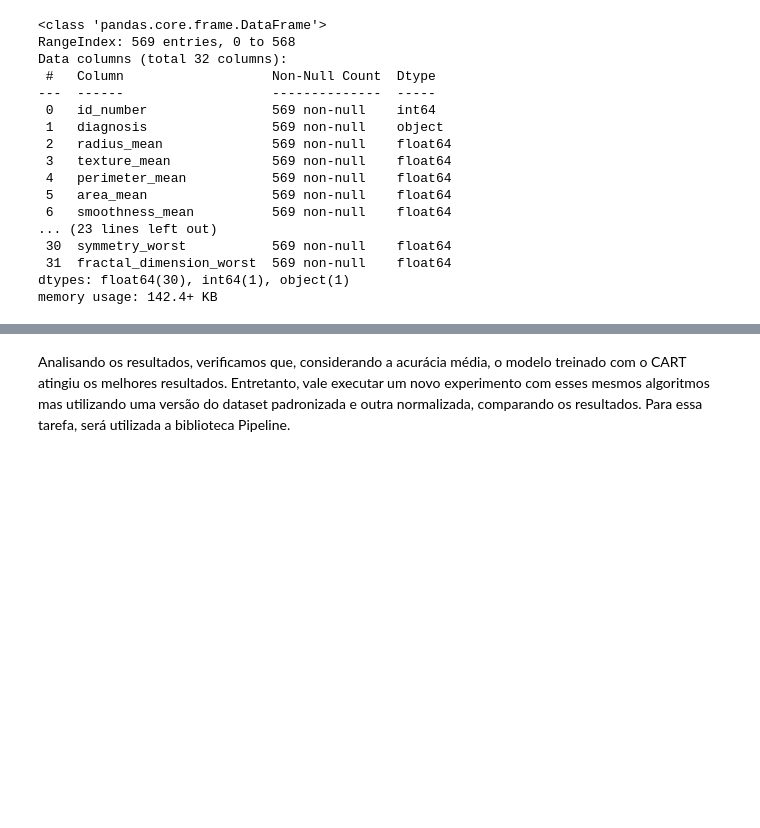
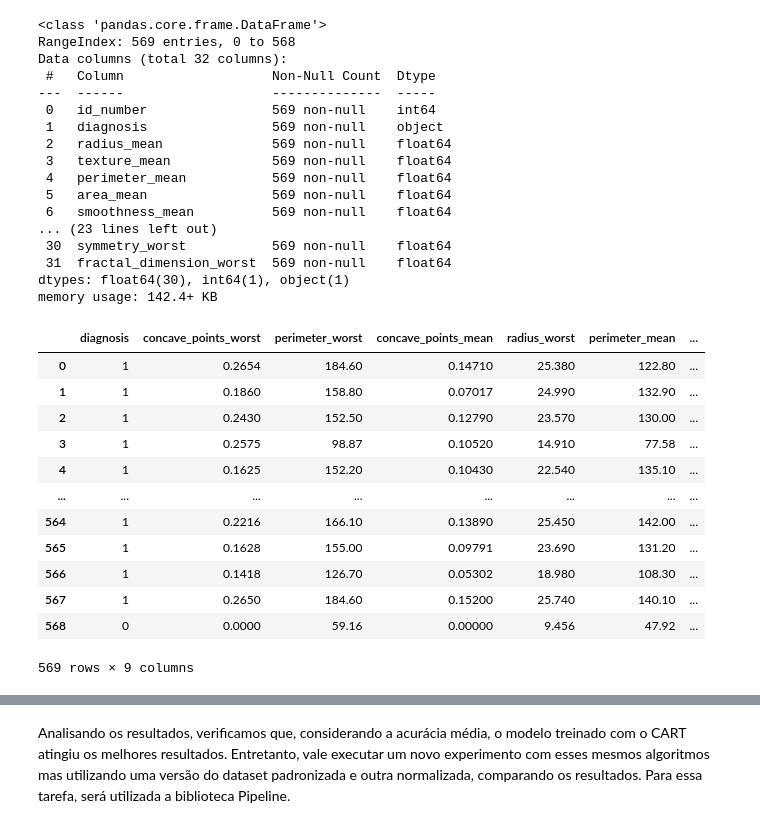
Before and after one commit to FernandoMiyazaki/puc-rio-mvp2-qualidade-seguranca-sistemas-inteligentes, a Jupyter notebook: api/machine_learning/notebooks/breast_cancer_classification.ipynb, the cells around one changed output, grey strips where cells are left out. Cells and saved outputs as stored; diff of their text form; code cells hidden in the pictures; blank space fills up the shorter version.

```diff
--- a/api/machine_learning/notebooks/breast_cancer_classification.ipynb
+++ b/api/machine_learning/notebooks/breast_cancer_classification.ipynb
@@ -52,7 +53,8 @@ from sklearn.neighbors import KNeighborsClassifier
 from sklearn.naive_bayes import GaussianNB
 from sklearn.svm import SVC
 # %%
-FILE_PATH = 'wdbc.data'
+# FILE_PATH = 'wdbc.data'
+URL = 'https://raw.githubusercontent.com/FernandoMiyazaki/puc-rio-mvp2-qualidade-seguranca-sistemas-inteligentes/main/api/machine_learning/notebooks/wdbc.data'
 DELIMITER = ','
 COLUMN_NAMES = [
     'id_number',
@@ -94,7 +96,7 @@ COLUMN_NAMES = [
 # NUM_PARTITIONS = 10
 # %%
 df = pd.read_csv(
-    filepath_or_buffer=FILE_PATH,
+    filepath_or_buffer=URL,
     delimiter=DELIMITER,
     names=COLUMN_NAMES,
     header=None)
@@ -130,4 +132,25 @@ dtypes: float64(30), int64(1), object(1)
 memory usage: 142.4+ KB
 # %%
 df['diagnosis'] = df['diagnosis'].map({'M': 1, 'B': 0})
-df['diagnosis'] = df.pop('diagnosis')
+# df['diagnosis'] = df.pop('diagnosis')
+# %%
+corr_matrix = df.corr()
+diagnostic_corr = corr_matrix['diagnosis'].sort_values(ascending=False)
+high_corr_features = diagnostic_corr[diagnostic_corr > 0.7]
+df_filtered = df[high_corr_features.index]
+# %%
+df_filtered
+# %% [output]
+|  | diagnosis | concave_points_worst | perimeter_worst | concave_points_mean | radius_worst | perimeter_mean | ... |
+| 0 | 1 | 0.2654 | 184.60 | 0.14710 | 25.380 | 122.80 | ... |
+| 1 | 1 | 0.1860 | 158.80 | 0.07017 | 24.990 | 132.90 | ... |
+| 2 | 1 | 0.2430 | 152.50 | 0.12790 | 23.570 | 130.00 | ... |
+| 3 | 1 | 0.2575 | 98.87 | 0.10520 | 14.910 | 77.58 | ... |
+| 4 | 1 | 0.1625 | 152.20 | 0.10430 | 22.540 | 135.10 | ... |
+| ... | ... | ... | ... | ... | ... | ... | ... |
+| 564 | 1 | 0.2216 | 166.10 | 0.13890 | 25.450 | 142.00 | ... |
+| 565 | 1 | 0.1628 | 155.00 | 0.09791 | 23.690 | 131.20 | ... |
+| 566 | 1 | 0.1418 | 126.70 | 0.05302 | 18.980 | 108.30 | ... |
+| 567 | 1 | 0.2650 | 184.60 | 0.15200 | 25.740 | 140.10 | ... |
+| 568 | 0 | 0.0000 | 59.16 | 0.00000 | 9.456 | 47.92 | ... |
+569 rows × 9 columns
```
Also changed, not shown: parts of 13 cells of this notebook, 2 other files.
